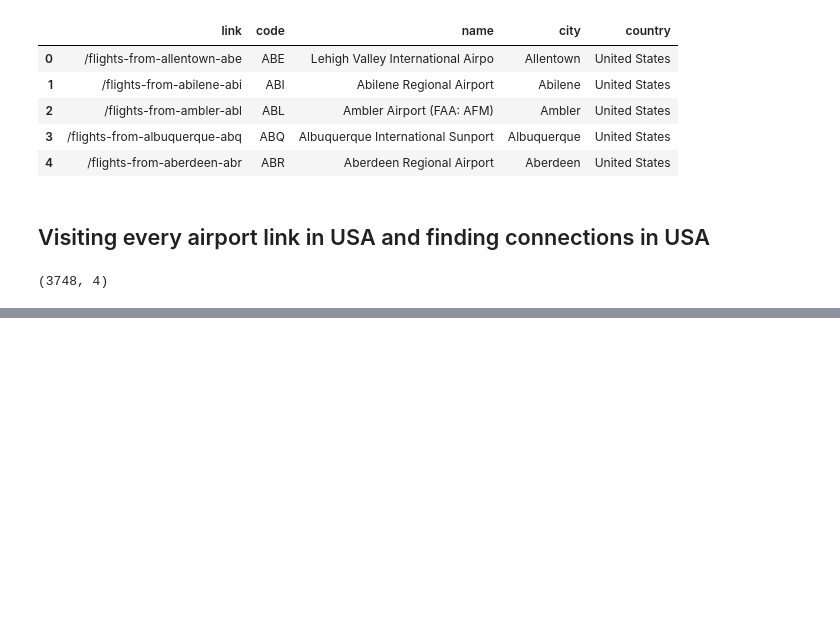
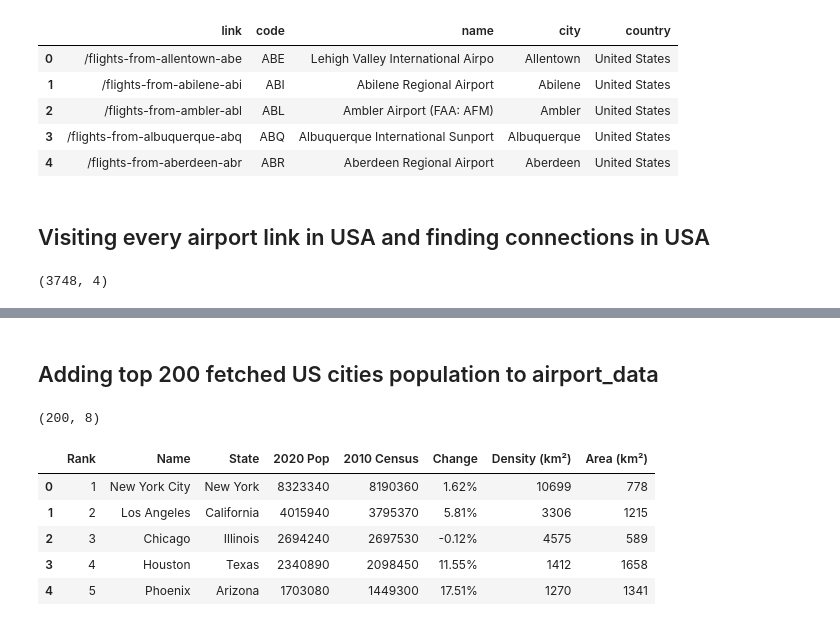
Before and after one commit to RipanHalder/Virus-Spread-Simulation-PSA-Final-Project, a Jupyter notebook: data-parsing/flight-connections-usa.ipynb, the cells around one changed output, grey strips where cells are left out. Saved outputs shown, nothing was run; the diff lists cells and outputs as text; code cells hidden in the pictures; blank space fills up the shorter version.

```diff
--- a/data-parsing/flight-connections-usa.ipynb
+++ b/data-parsing/flight-connections-usa.ipynb
@@ -138,0 +271,16 @@ result
+# %% [markdown]
+## Adding top 200 fetched US cities population to airport_data
+# %%
+# Run US_Cities_Population.ipynb first to get the us_top_200_city_population.csv file generated
+
+population_city = pd.read_csv("../data/us_top_200_city_population.csv", index_col=0)
+print(population_city.shape)
+population_city.head()
+# %% [output]
+(200, 8)
+|  | Rank | Name | State | 2020 Pop | 2010 Census | Change | Density (km²) | Area (km²) |
+| 0 | 1 | New York City | New York | 8323340 | 8190360 | 1.62% | 10699 | 778 |
+| 1 | 2 | Los Angeles | California | 4015940 | 3795370 | 5.81% | 3306 | 1215 |
+| 2 | 3 | Chicago | Illinois | 2694240 | 2697530 | -0.12% | 4575 | 589 |
+| 3 | 4 | Houston | Texas | 2340890 | 2098450 | 11.55% | 1412 | 1658 |
+| 4 | 5 | Phoenix | Arizona | 1703080 | 1449300 | 17.51% | 1270 | 1341 |
```
Also changed, not shown: parts of 25 cells of this notebook, 5 other files.
